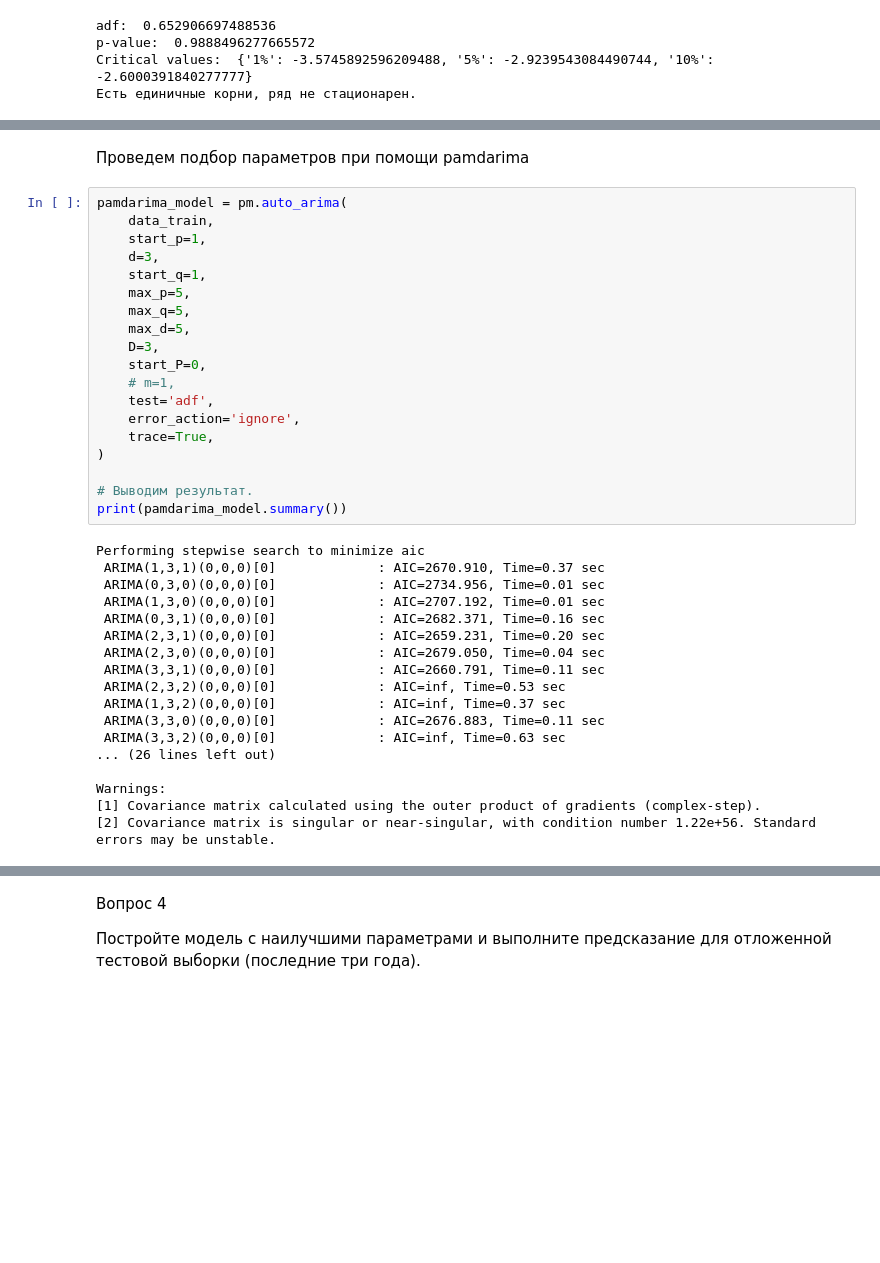
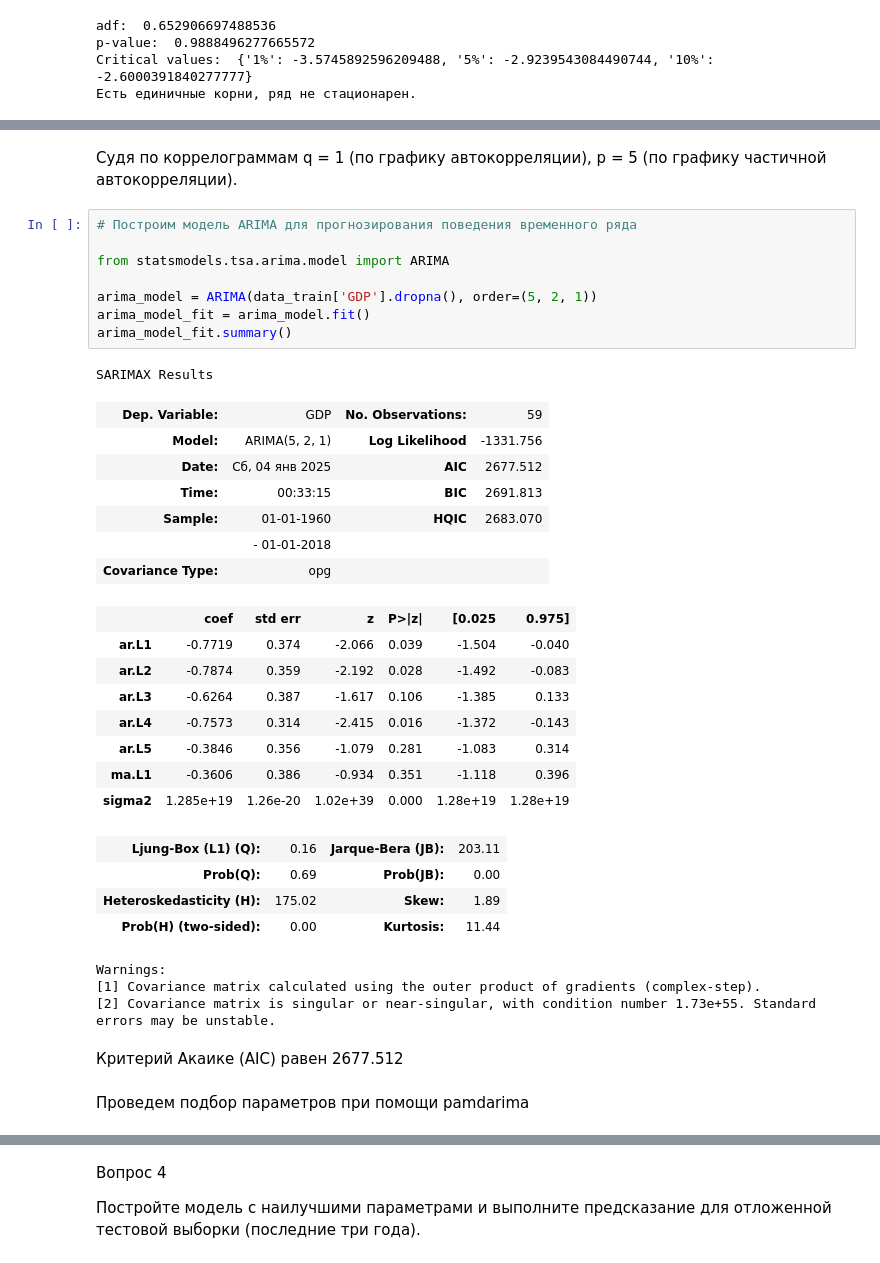
Before and after one commit to AlexGorel/IDE_NEW, a Jupyter notebook: MATH&ML-13. Временные ряды. Часть II/project-Part1_AlexGorel.ipynb, the cells around one changed output, grey strips where cells are left out. Saved outputs shown, nothing was run; the diff lists cells and outputs as text; blank space fills up the shorter version.

```diff
--- a/MATH&ML-13. Временные ряды. Часть II/project-Part1_AlexGorel.ipynb
+++ b/MATH&ML-13. Временные ряды. Часть II/project-Part1_AlexGorel.ipynb
@@ -260,39 +204,38 @@ Warnings:
+# %% [markdown]
+Судя по коррелограммам q = 1 (по графику автокорреляции), p = 5 (по графику частичной автокорреляции).
+# %%
+# Построим модель ARIMA для прогнозирования поведения временного ряда
+
+from statsmodels.tsa.arima.model import ARIMA
+
+arima_model = ARIMA(data_train['GDP'].dropna(), order=(5, 2, 1))
+arima_model_fit = arima_model.fit()
+arima_model_fit.summary()
+# %% [output]
+SARIMAX Results
+| Dep. Variable: | GDP | No. Observations: | 59 |
+| Model: | ARIMA(5, 2, 1) | Log Likelihood | -1331.756 |
+| Date: | Сб, 04 янв 2025 | AIC | 2677.512 |
+| Time: | 00:33:15 | BIC | 2691.813 |
+| Sample: | 01-01-1960 | HQIC | 2683.070 |
+|  | - 01-01-2018 |  |  |
+| Covariance Type: | opg |  |  |
+|  | coef | std err | z | P>|z| | [0.025 | 0.975] |
+| ar.L1 | -0.7719 | 0.374 | -2.066 | 0.039 | -1.504 | -0.040 |
+| ar.L2 | -0.7874 | 0.359 | -2.192 | 0.028 | -1.492 | -0.083 |
+| ar.L3 | -0.6264 | 0.387 | -1.617 | 0.106 | -1.385 | 0.133 |
+| ar.L4 | -0.7573 | 0.314 | -2.415 | 0.016 | -1.372 | -0.143 |
+| ar.L5 | -0.3846 | 0.356 | -1.079 | 0.281 | -1.083 | 0.314 |
+| ma.L1 | -0.3606 | 0.386 | -0.934 | 0.351 | -1.118 | 0.396 |
+| sigma2 | 1.285e+19 | 1.26e-20 | 1.02e+39 | 0.000 | 1.28e+19 | 1.28e+19 |
+| Ljung-Box (L1) (Q): | 0.16 | Jarque-Bera (JB): | 203.11 |
+| Prob(Q): | 0.69 | Prob(JB): | 0.00 |
+| Heteroskedasticity (H): | 175.02 | Skew: | 1.89 |
+| Prob(H) (two-sided): | 0.00 | Kurtosis: | 11.44 |
+Warnings:
+[1] Covariance matrix calculated using the outer product of gradients (complex-step).
+[2] Covariance matrix is singular or near-singular, with condition number 1.73e+55. Standard errors may be unstable.
+# %% [markdown]
+Критерий Акаике (AIC) равен 2677.512
 # %% [markdown]
 Проведем подбор параметров при помощи pamdarima
-# %%
-pamdarima_model = pm.auto_arima(
-    data_train,
-    start_p=1,
-    d=3,
-    start_q=1,
-    max_p=5,
-    max_q=5,
-    max_d=5,
-    D=3,
-    start_P=0,
-    # m=1,
-    test='adf',
-    error_action='ignore',
-    trace=True,
-)
-
-# Выводим результат.
-print(pamdarima_model.summary())
-# %% [output]
-Performing stepwise search to minimize aic
- ARIMA(1,3,1)(0,0,0)[0]             : AIC=2670.910, Time=0.37 sec
- ARIMA(0,3,0)(0,0,0)[0]             : AIC=2734.956, Time=0.01 sec
- ARIMA(1,3,0)(0,0,0)[0]             : AIC=2707.192, Time=0.01 sec
- ARIMA(0,3,1)(0,0,0)[0]             : AIC=2682.371, Time=0.16 sec
- ARIMA(2,3,1)(0,0,0)[0]             : AIC=2659.231, Time=0.20 sec
- ARIMA(2,3,0)(0,0,0)[0]             : AIC=2679.050, Time=0.04 sec
- ARIMA(3,3,1)(0,0,0)[0]             : AIC=2660.791, Time=0.11 sec
- ARIMA(2,3,2)(0,0,0)[0]             : AIC=inf, Time=0.53 sec
- ARIMA(1,3,2)(0,0,0)[0]             : AIC=inf, Time=0.37 sec
- ARIMA(3,3,0)(0,0,0)[0]             : AIC=2676.883, Time=0.11 sec
- ARIMA(3,3,2)(0,0,0)[0]             : AIC=inf, Time=0.63 sec
-... (26 lines left out)
-
-Warnings:
-[1] Covariance matrix calculated using the outer product of gradients (complex-step).
-[2] Covariance matrix is singular or near-singular, with condition number 1.22e+56. Standard errors may be unstable.
```
Also changed, not shown: parts of 47 cells of this notebook, 1 other file.
